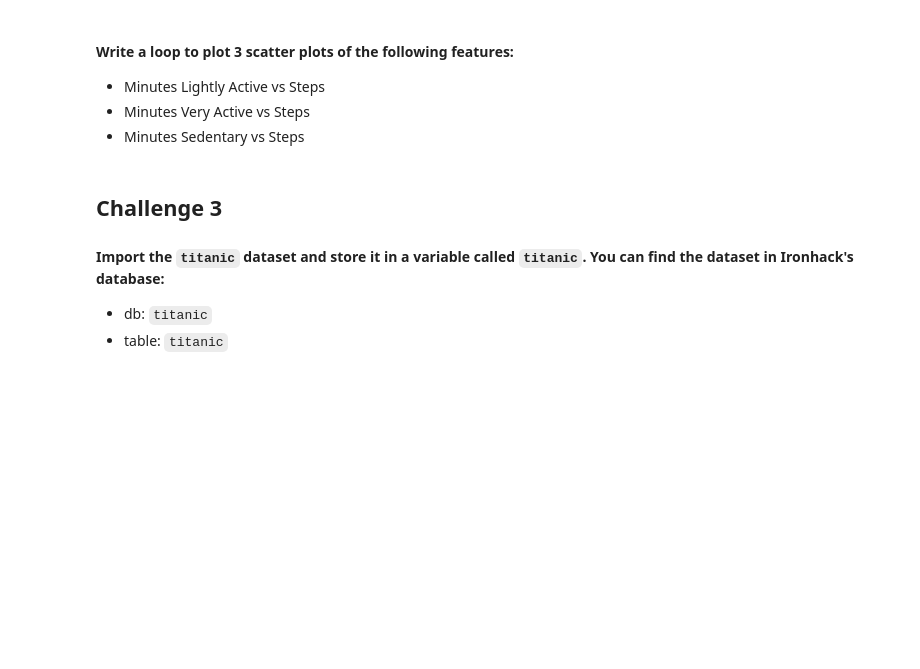
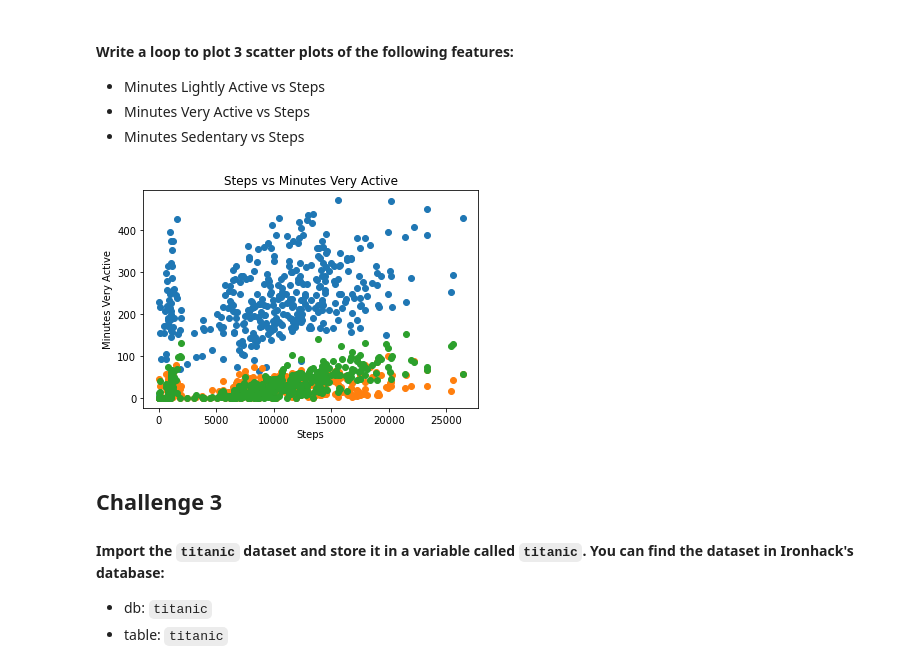
Before and after one commit to jdediegoAb/dataptmad0522_labs, a Jupyter notebook: module-2/matplotlib-seaborn/your-code/main.ipynb, the cells around one changed output. Saved outputs shown, nothing was run; the diff lists cells and outputs as text; code cells hidden in the pictures; blank space fills up the shorter version.

```diff
--- a/module-2/matplotlib-seaborn/your-code/main.ipynb
+++ b/module-2/matplotlib-seaborn/your-code/main.ipynb
@@ -115,3 +140,17 @@ How the average number of steps change by month. Use the appropriate visualizati
+# %%
+# your code here
+x_col = "Steps"
+y_columns = ['Minutes Lightly Active','Minutes Fairly Active','Minutes Very Active']
+for y_col in y_columns:
+
+    figure = plt.figure
+    ax = plt.gca()
+    ax.scatter(fitbit[x_col], fitbit[y_col])
+    ax.set_xlabel(x_col)
+    ax.set_ylabel(y_col)
+    ax.set_title("{} vs {}".format(x_col, y_col))
+# %% [output]
+[figure, added]
 # %% [markdown]
 ## Challenge 3
 
```
Also changed, not shown: parts of 23 cells of this notebook, 1 other file.
